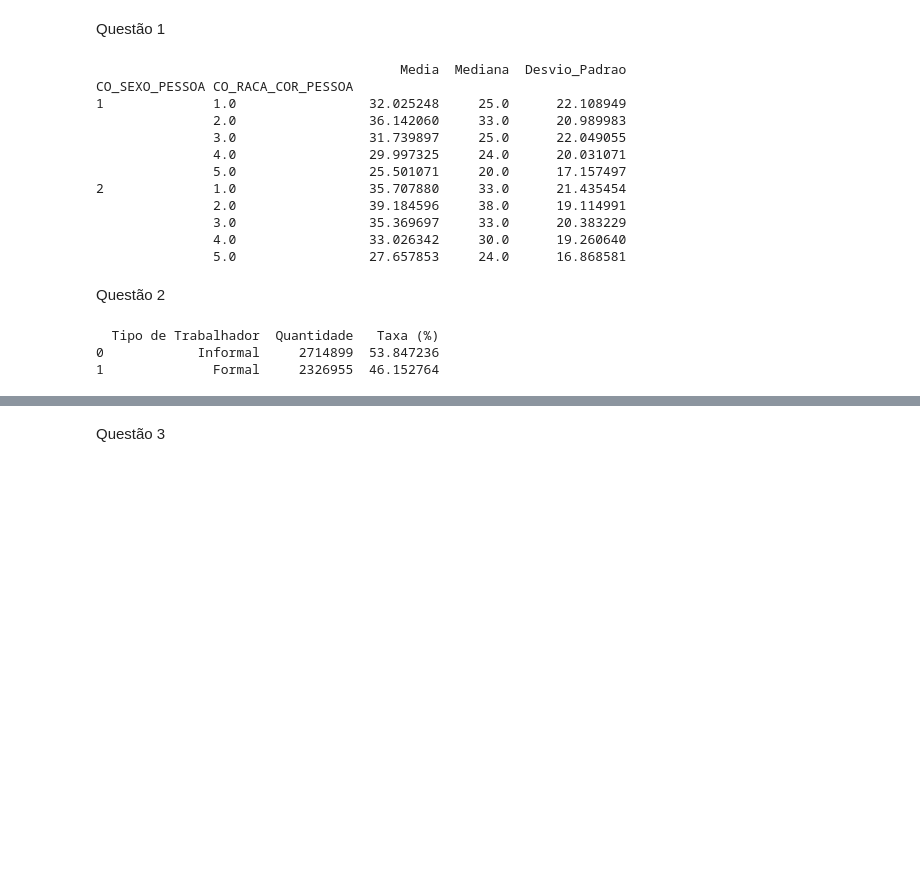
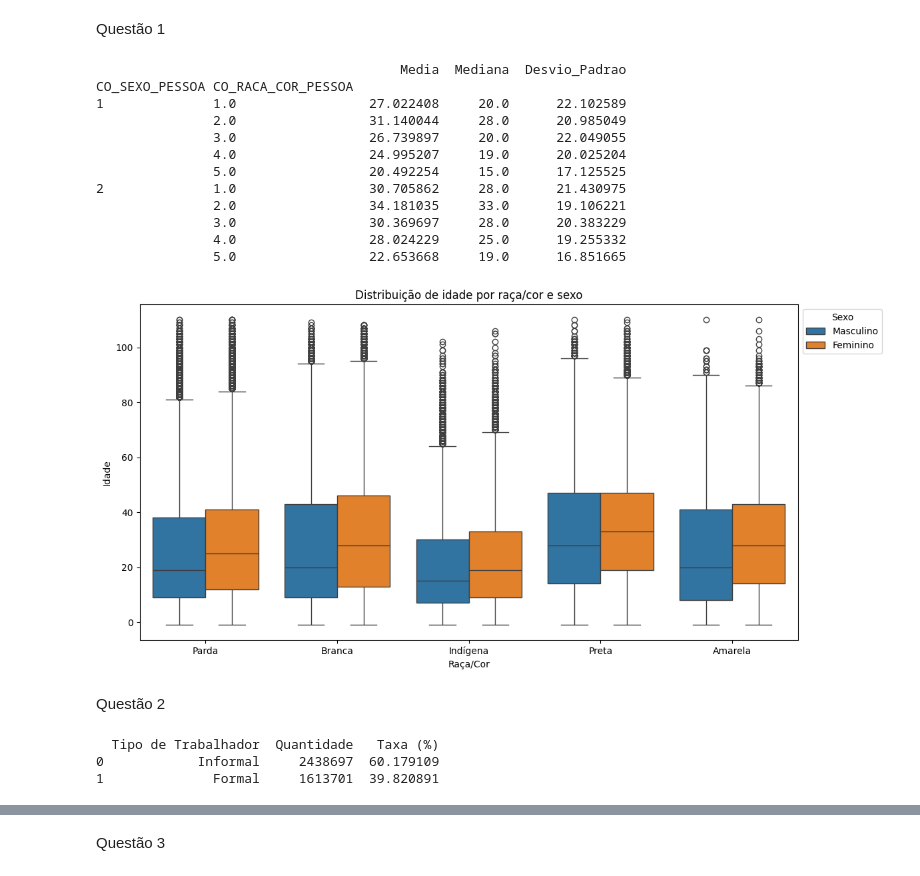
Before and after one commit to Tiago19M/Analise-de-dados, a Jupyter notebook: analiseCadUnico.ipynb, the cells around one changed output, grey strips where cells are left out. Drawn from its saved outputs; the diff is of its cells as text; code cells hidden in the pictures; blank space fills up the shorter version.

```diff
--- a/analiseCadUnico.ipynb
+++ b/analiseCadUnico.ipynb
@@ -198,11 +201,13 @@ df_pandas = df_cad.select(
 Questão 1
 # %%
 df_pandas["DT_NASC_PESSOA"] = pd.to_datetime(df_pandas["DT_NASC_PESSOA"], errors="coerce")
-dataAtual = pd.Timestamp("2023-06-01")
+dataAtual = pd.Timestamp("2018-06-01")
 
 df_pandas["IDADE"] = (dataAtual.year - df_pandas["DT_NASC_PESSOA"].dt.year -
 ((df_pandas["DT_NASC_PESSOA"].dt.month > dataAtual.month) |
  ((df_pandas["DT_NASC_PESSOA"].dt.month == dataAtual.month) & (df_pandas["DT_NASC_PESSOA"].dt.day > dataAtual.day))) )
+
+df_pandas.loc[df_pandas["IDADE"] > 110, "IDADE"] = None
 # %%
 resultadoIdade = df_pandas.groupby(["CO_SEXO_PESSOA", "CO_RACA_COR_PESSOA"])["IDADE"].agg(["mean", "median", "std"])
 resultadoIdade.columns = ["Media", "Mediana", "Desvio_Padrao"]
@@ -210,23 +215,61 @@ print(resultadoIdade)
 # %% [output]
                                        Media  Mediana  Desvio_Padrao
 CO_SEXO_PESSOA CO_RACA_COR_PESSOA
-1              1.0                 32.025248     25.0      22.108949
-               2.0                 36.142060     33.0      20.989983
-               3.0                 31.739897     25.0      22.049055
-               4.0                 29.997325     24.0      20.031071
-               5.0                 25.501071     20.0      17.157497
-2              1.0                 35.707880     33.0      21.435454
-               2.0                 39.184596     38.0      19.114991
-               3.0                 35.369697     33.0      20.383229
-               4.0                 33.026342     30.0      19.260640
-               5.0                 27.657853     24.0      16.868581
+1              1.0                 27.022408     20.0      22.102589
+               2.0                 31.140044     28.0      20.985049
+               3.0                 26.739897     20.0      22.049055
+               4.0                 24.995207     19.0      20.025204
+               5.0                 20.492254     15.0      17.125525
+2              1.0                 30.705862     28.0      21.430975
+               2.0                 34.181035     33.0      19.106221
+               3.0                 30.369697     28.0      20.383229
+               4.0                 28.024229     25.0      19.255332
+               5.0                 22.653668     19.0      16.851665
+# %%
+mapa_sexo = {
+    1 : "Masculino",
+    2 : "Feminino"
+}
+df_pandas["SEXO_SIGNIFICADO"] = df_pandas["CO_SEXO_PESSOA"].map(mapa_sexo)
+
+mapa_raca_cor = {
+    1 : "Branca",
+    2 : "Preta",
+    3 : "Amarela",
+    4 : "Parda",
+    5 : "Indígena",
+}
+df_pandas["COR_RACA_SIGNIFICADO"] = df_pandas["CO_RACA_COR_PESSOA"].map(mapa_raca_cor)
+
+mp.figure(figsize = (12, 6))
+grafico = sb.boxplot(data=df_pandas, x="COR_RACA_SIGNIFICADO", y="IDADE", hue="SEXO_SIGNIFICADO")
+grafico.legend(title="Sexo", loc = "upper left", bbox_to_anchor = (1,1))
+mp.xlabel("Raça/Cor")
+mp.ylabel("Idade")
+mp.title("Distribuição de idade por raça/cor e sexo")
+mp.tight_layout()
+mp.show()
+# %% [output]
+[figure, added]
 # %% [markdown]
 Questão 2
 # %%
-df_18_ate_65 = df_pandas[(df_pandas["IDADE"]>= 18) & (df_pandas["IDADE"]<=65)]
+condicoes = [
+    ((df_pandas["VL_RENDA_BRUTA_12_MESES_MEMB"] != 0) & (df_pandas["VL_REMUNER_EMPREGO_MEMB"] == 0)),
+    (df_pandas["VL_REMUNER_EMPREGO_MEMB"] != 0),
+]
 
-qtd_informais = ((df_18_ate_65["VL_RENDA_BRUTA_12_MESES_MEMB"] != 0) & (df_18_ate_65["VL_REMUNER_EMPREGO_MEMB"] == 0)).sum()
-qtd_formais = (df_18_ate_65["VL_REMUNER_EMPREGO_MEMB"] != 0).sum()
+valores = [
+    1,
+    2,
+]
+
+df_pandas["FORMALIDADE_TRABALHO"] = np.select(condicoes, valores, default=0)
+
+adultos = df_pandas[((df_pandas["IDADE"]>= 18) & (df_pandas["IDADE"]<=65) & df_pandas["FORMALIDADE_TRABALHO"].isin([1, 2]))]
+
+qtd_informais = (adultos["FORMALIDADE_TRABALHO"] == 1).sum()
+qtd_formais = (adultos["FORMALIDADE_TRABALHO"] == 2).sum()
 
 total_trabalhadores = qtd_informais + qtd_formais
 
@@ -240,5 +283,5 @@ print (pd.DataFrame({
 }))
 # %% [output]
   Tipo de Trabalhador  Quantidade   Taxa (%)
-0            Informal     2714899  53.847236
-1              Formal     2326955  46.152764
+0            Informal     2438697  60.179109
+1              Formal     1613701  39.820891
```
Also changed, not shown: parts of 9 cells of this notebook.
